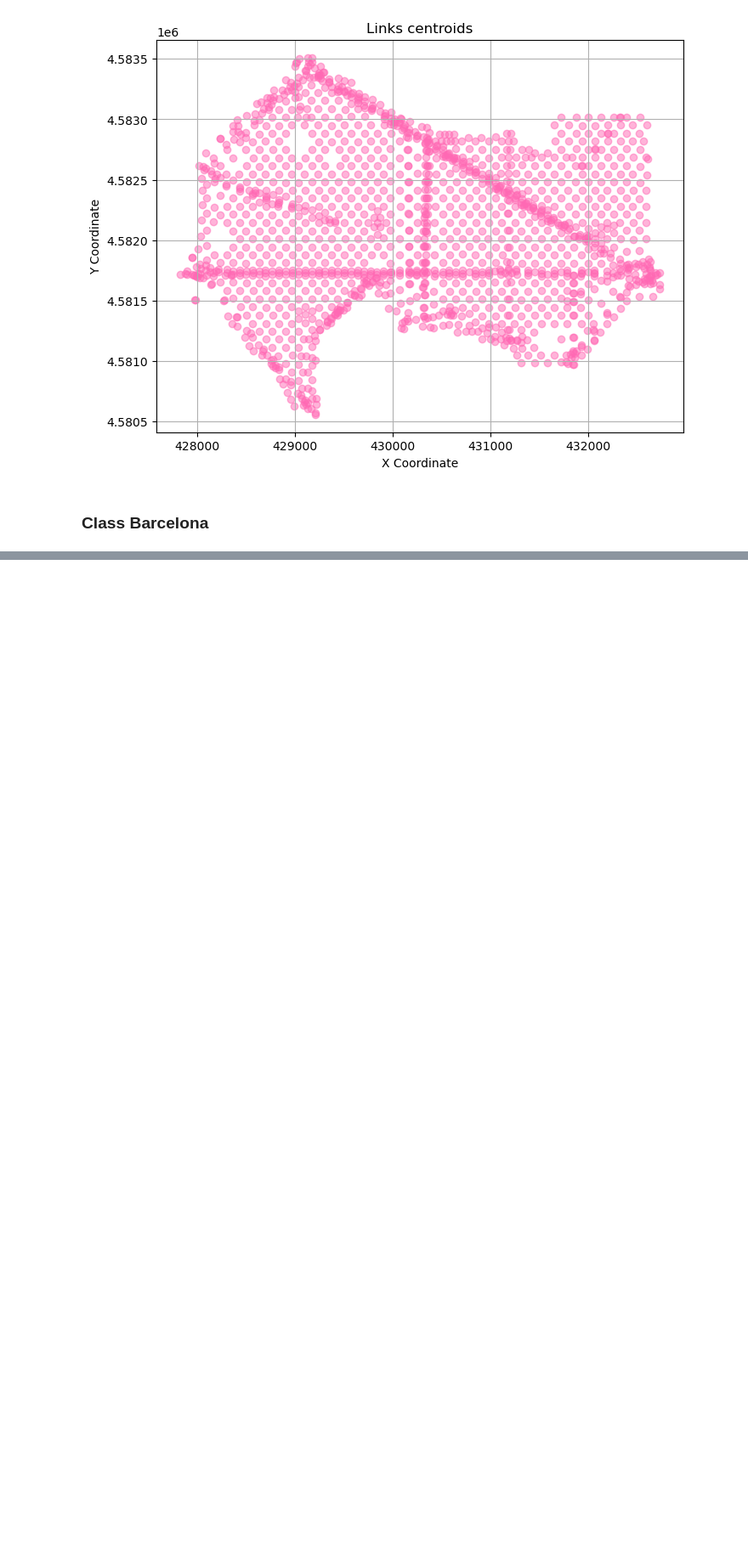
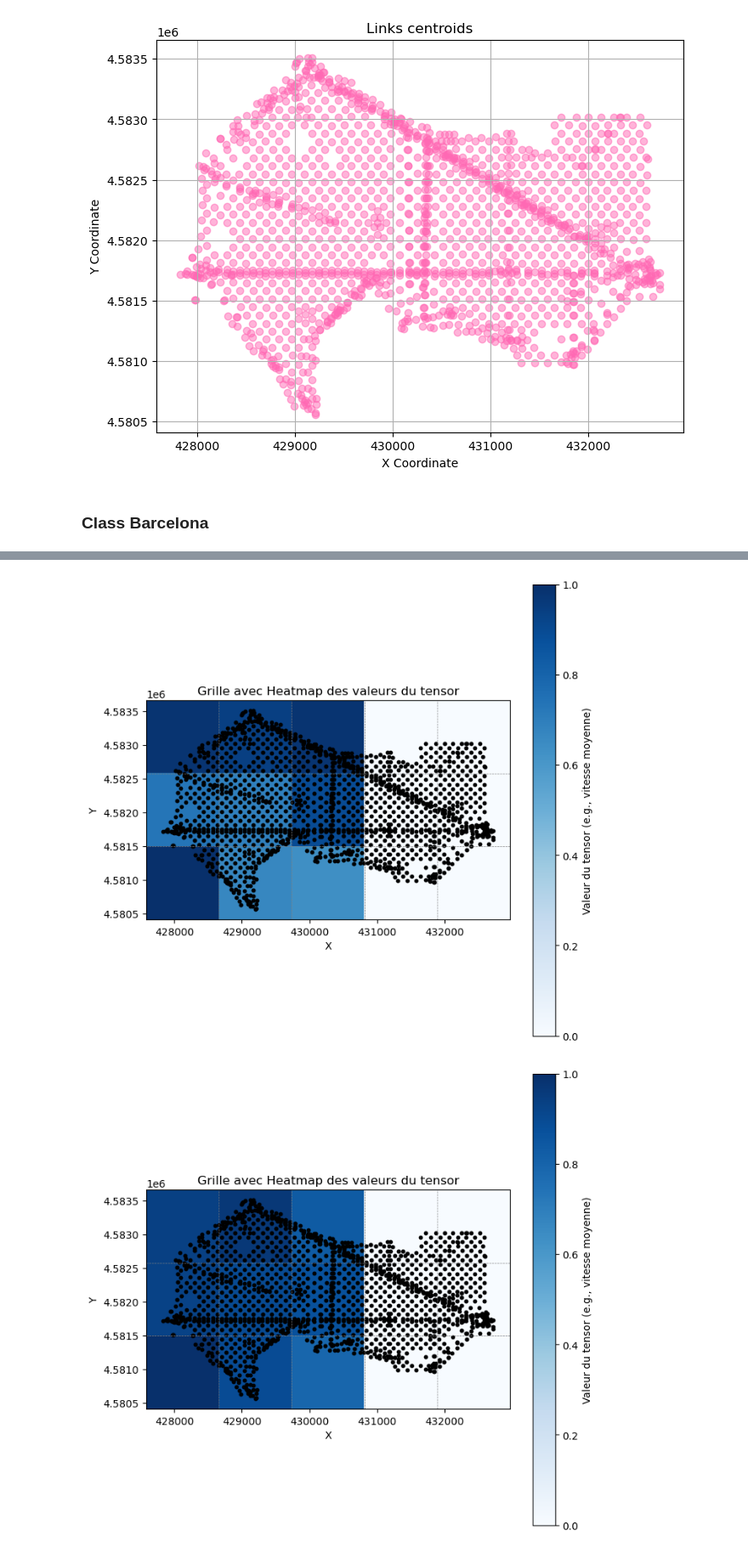
Before and after one commit to koenga/Projet-CE-1, a Jupyter notebook: V2.ipynb, the cells around one changed output, grey strips where cells are left out. Shown: that part at 85% size. Saved outputs shown, nothing was run; the diff lists cells and outputs as text; code cells hidden in the pictures; blank space fills up the shorter version.

```diff
--- a/V2.ipynb
+++ b/V2.ipynb
@@ -395,0 +460,18 @@ NameError: name 'xmin' is not defined
+# %%
+def NormalizeTensor(tensor):
+
+    maxValues = np.max(tensor, axis=(1,2))
+    maxValues[maxValues == 0] = 1  # Remplace les valeurs nulles par 1
+    maxValuesReshaped = maxValues[:, np.newaxis, np.newaxis]
+
+    normalizedTensor = tensor / maxValuesReshaped
+
+    return normalizedTensor
+# %%
+normalised = NormalizeTensor(mean)
+# %%
+for i in range(3):
+    map.visualize_grid_with_heatmap(normalised[i,:,:],0,1)
+# %% [output]
+[figure, added]
+[figure, added]
```
Also changed, not shown: parts of 17 cells of this notebook.
